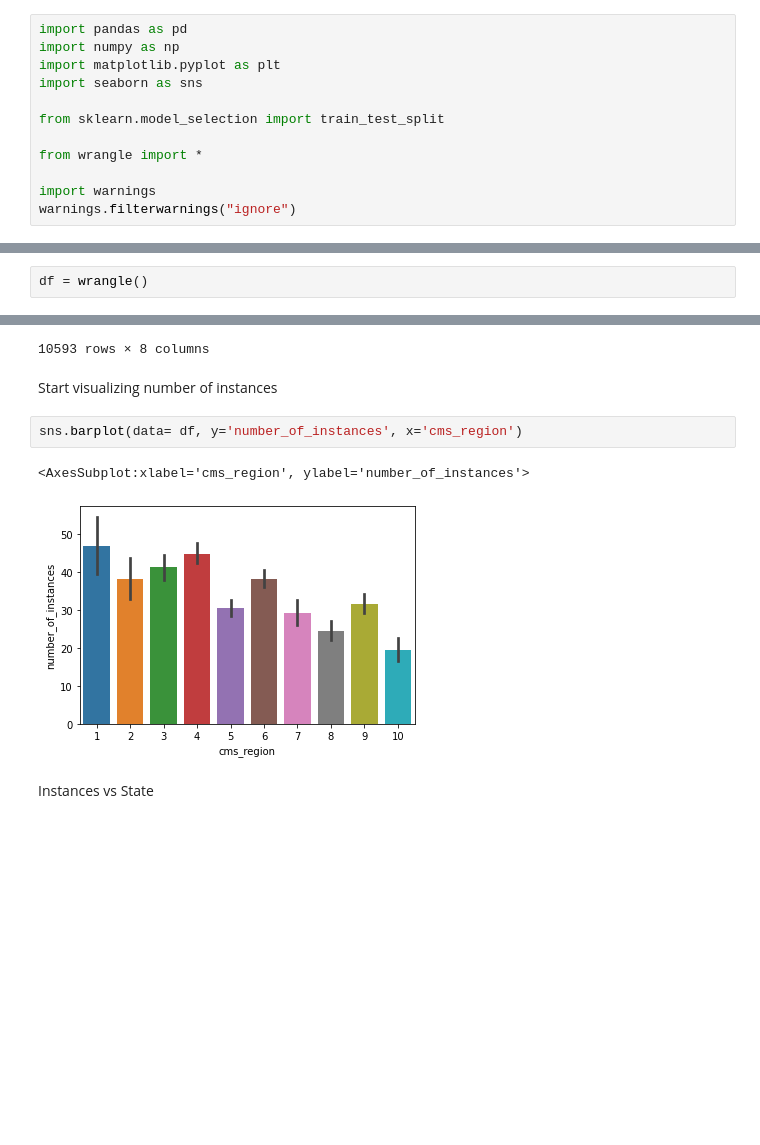
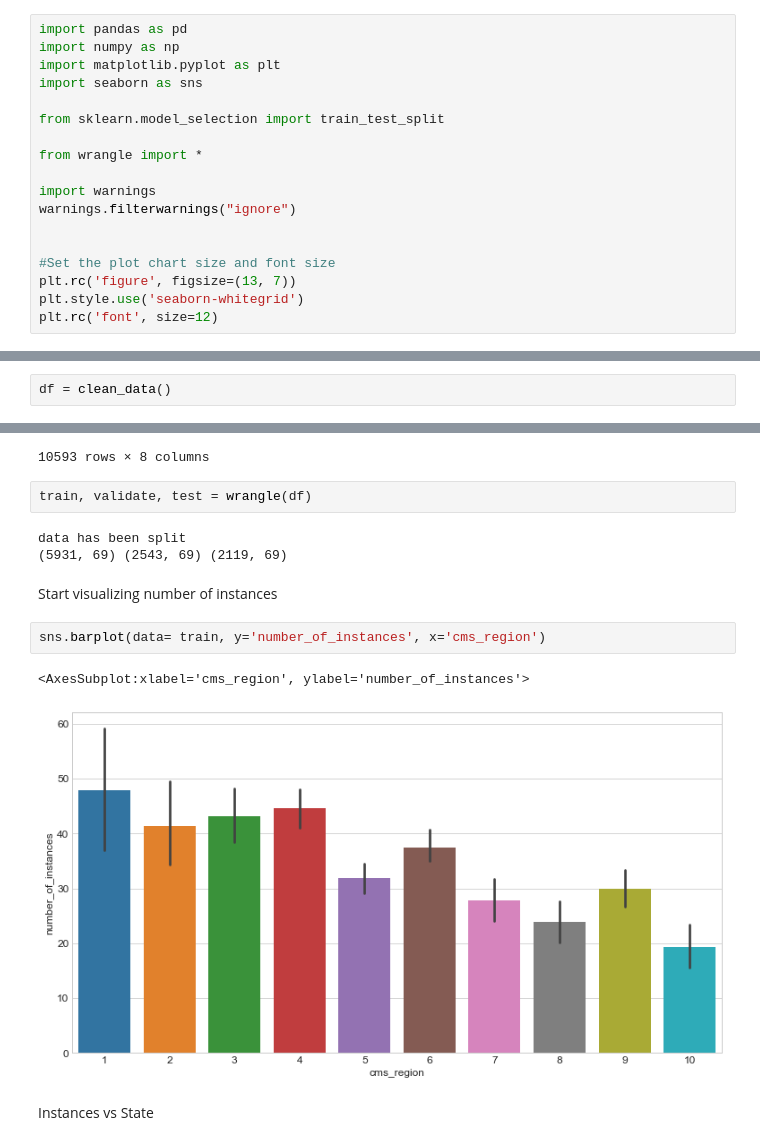
Before and after one commit to AJMartinezLlanes/medicare-inpatient-rehab-conditions, a Jupyter notebook: explore.ipynb, the cells around one changed output, grey strips where cells are left out. Cells and saved outputs as stored; diff of their text form; blank space fills up the shorter version.

```diff
--- a/explore.ipynb
+++ b/explore.ipynb
@@ -18,10 +18,16 @@ from wrangle import *
 
 import warnings
 warnings.filterwarnings("ignore")
+
+
+#Set the plot chart size and font size
+plt.rc('figure', figsize=(13, 7))
+plt.style.use('seaborn-whitegrid')
+plt.rc('font', size=12)
 # %% [markdown]
 Using wrangle function import and clean data
 # %%
-df = wrangle()
+df = clean_data()
 # %% [markdown]
 Ensure the import worked
 # %%
@@ -40,13 +46,18 @@ df
 | 10591 | 713027 | LAFAYETTE | LA | Lafayette | 6 | Spinal cord injury (traumatic) | 0 | ... |
 | 10592 | 713027 | LAFAYETTE | LA | Lafayette | 6 | Stroke | 0 | ... |
 10593 rows × 8 columns
+# %%
+train, validate, test = wrangle(df)
+# %% [output]
+data has been split
+(5931, 69) (2543, 69) (2119, 69)
 # %% [markdown]
 Start visualizing number of instances
 # %%
-sns.barplot(data= df, y='number_of_instances', x='cms_region')
+sns.barplot(data= train, y='number_of_instances', x='cms_region')
 # %% [output]
 <AxesSubplot:xlabel='cms_region', ylabel='number_of_instances'>
-[figure, old version]
+[figure, new version]
 # %% [markdown]
 Instances vs State
 # %%
```
Also changed, not shown: parts of 33 cells of this notebook, 3 other files.
